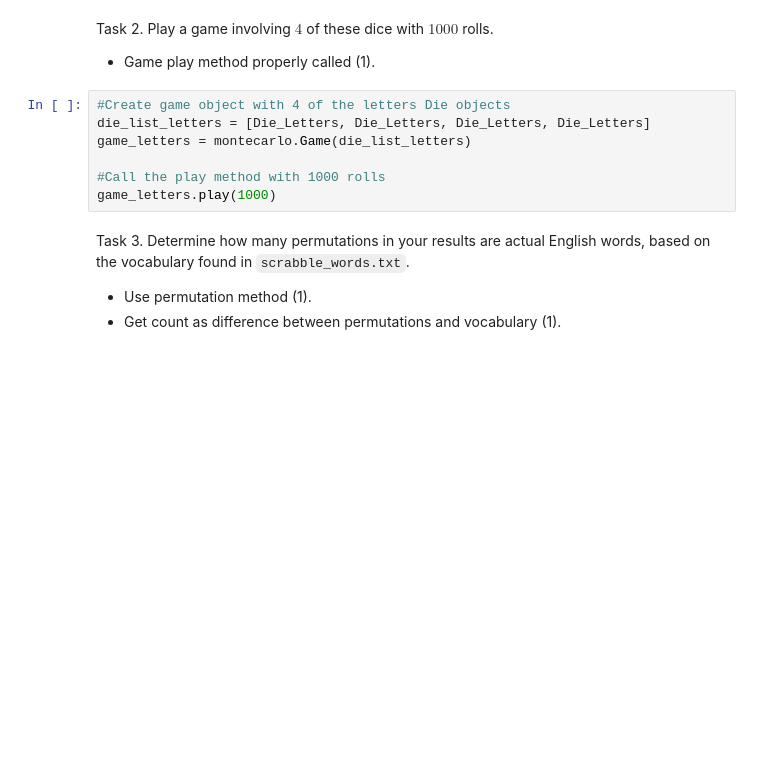
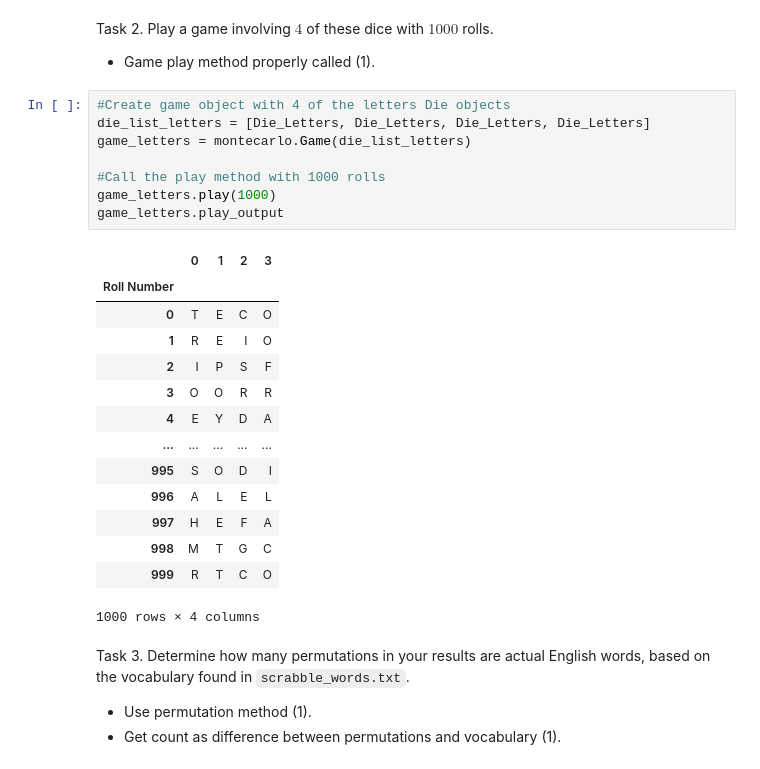
Before and after one commit to Sam-Knisely/sck4jh_ds5100_montecarlo, a Jupyter notebook: montecarlo_demo.ipynb, the cells around one changed output. Cells and saved outputs as stored; diff of their text form; blank space fills up the shorter version.

```diff
--- a/montecarlo_demo.ipynb
+++ b/montecarlo_demo.ipynb
@@ -750,10 +834,26 @@ Task 2. Play a game involving $4$ of these dice with $1000$ rolls.
 # %%
 #Create game object with 4 of the letters Die objects
 die_list_letters = [Die_Letters, Die_Letters, Die_Letters, Die_Letters]
 game_letters = montecarlo.Game(die_list_letters)
 
 #Call the play method with 1000 rolls
 game_letters.play(1000)
+game_letters.play_output
+# %% [output]
+|  | 0 | 1 | 2 | 3 |
+| Roll Number |  |  |  |  |
+| 0 | T | E | C | O |
+| 1 | R | E | I | O |
+| 2 | I | P | S | F |
+| 3 | O | O | R | R |
+| 4 | E | Y | D | A |
+| ... | ... | ... | ... | ... |
+| 995 | S | O | D | I |
+| 996 | A | L | E | L |
+| 997 | H | E | F | A |
+| 998 | M | T | G | C |
+| 999 | R | T | C | O |
+1000 rows × 4 columns
 # %% [markdown]
 Task 3. Determine how many permutations in your results are actual English words, based on the vocabulary found in `scrabble_words.txt`.
 
```
Also changed, not shown: parts of 12 cells of this notebook.
